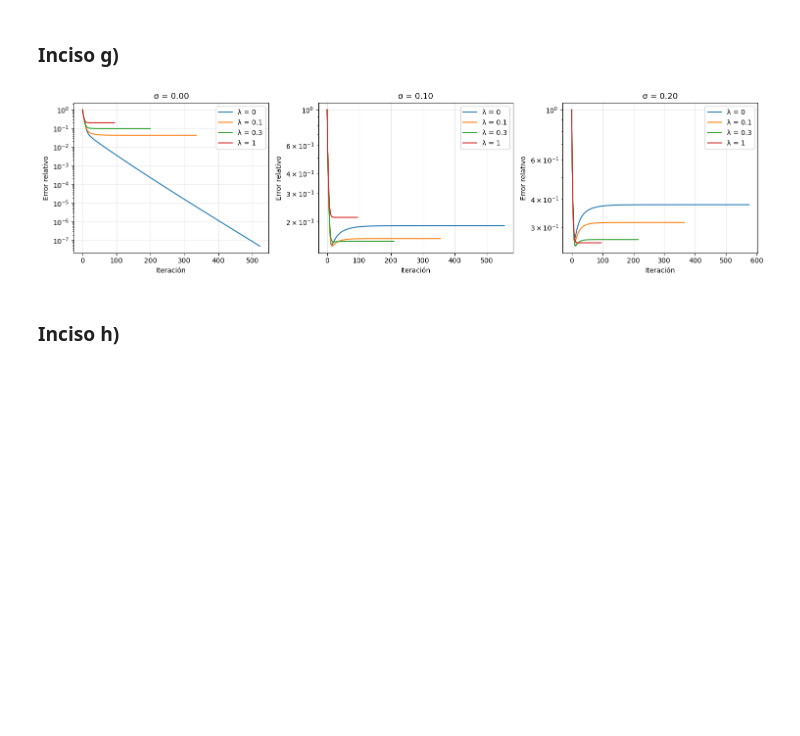
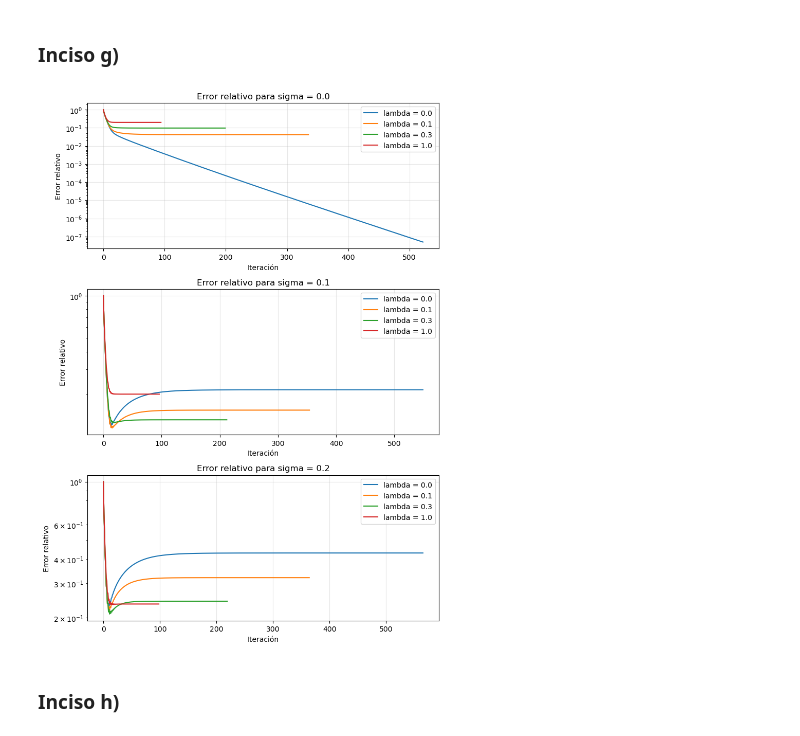
Before and after one commit to fededelcuadro/proyecto-tomografia-metodos, a Jupyter notebook: ejercicio_9.ipynb, the cells around one changed output. Cells and saved outputs as stored; diff of their text form; code cells hidden in the pictures; blank space fills up the shorter version.

```diff
--- a/ejercicio_9.ipynb
+++ b/ejercicio_9.ipynb
@@ -134,8 +149,13 @@ puede reducir ruido y también borrar bordes reales.
 # %% [markdown]
 ### Inciso d)
 # %%
+# Calculamos las mediciones sin ruido a partir del fantoma.
 b7 = A7 @ x_fantoma
-rng = np.random.default_rng(2026)
+
+# La semilla 67 permite repetir el mismo ruido que usamos en el ejercicio 6.
+rng = np.random.default_rng(67)
 z = rng.standard_normal(b7.size)
+
+# Esta escala adapta la intensidad del ruido al tamaño de las mediciones.
 escala = np.sqrt(np.mean(b7**2))
 # %%
@@ -269,19 +332,30 @@ el máximo de iteraciones. No usamos el error respecto del fantoma para decidir
 # %% [markdown]
 ### Inciso g)
 # %%
-fig, axs = plt.subplots(1, 3, figsize=(15, 4))
-for ax, sigma in zip(axs, sigmas):
+# Creamos un gráfico por nivel de ruido, uno debajo del otro.
+fig, axs = plt.subplots(len(sigmas), 1, figsize=(8, 11))
+
+for i in range(len(sigmas)):
+    sigma = sigmas[i]
+
+    # Comparamos cómo cambia el error relativo para cada valor de lambda.
+    # La escala logarítmica permite distinguir los errores pequeños.
     for lam in lambdas:
-        ax.semilogy(resultados[sigma, lam]["errores"], label=f"λ = {lam:g}")
-    ax.set_title(f"σ = {sigma:.2f}")
-    ax.set_xlabel("Iteración")
-    ax.set_ylabel("Error relativo")
-    ax.legend()
-    ax.grid(alpha=0.3)
+        errores = resultados[sigma, lam]["errores"]
+        etiqueta = "lambda = " + str(lam)
+        axs[i].semilogy(errores, label=etiqueta)
+
+    # Agregamos el nivel de ruido, los nombres de los ejes y la leyenda.
+    axs[i].set_title("Error relativo para sigma = " + str(sigma))
+    axs[i].set_xlabel("Iteración")
+    axs[i].set_ylabel("Error relativo")
+    axs[i].legend()
+    axs[i].grid(alpha=0.3)
+
 plt.tight_layout()
 plt.show()
 # %% [output]
-[figure, old version]
+[figure, new version]
 # %% [markdown]
 ### Inciso h)
 # %%
```
Also changed, not shown: parts of 9 cells of this notebook.
